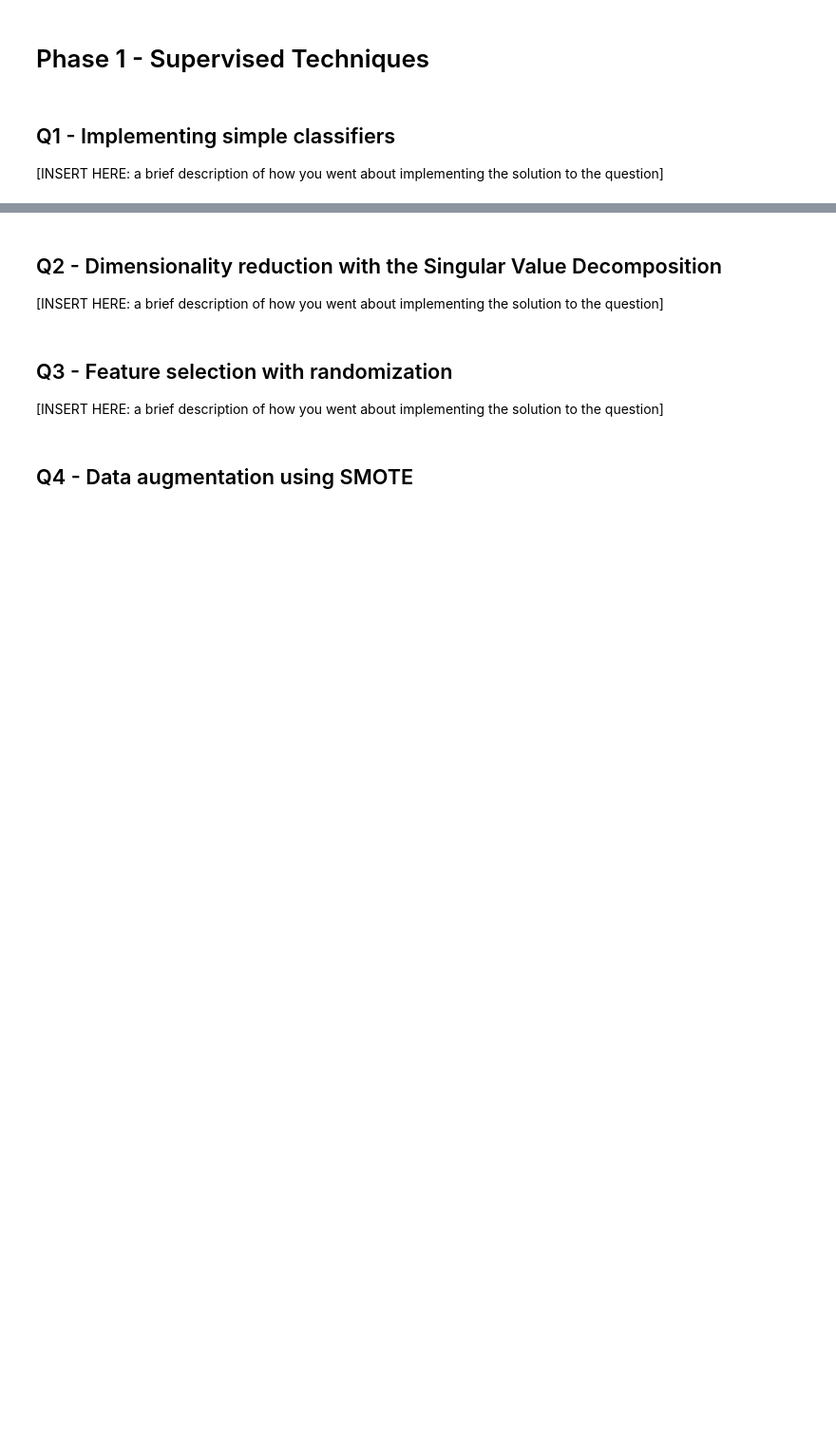
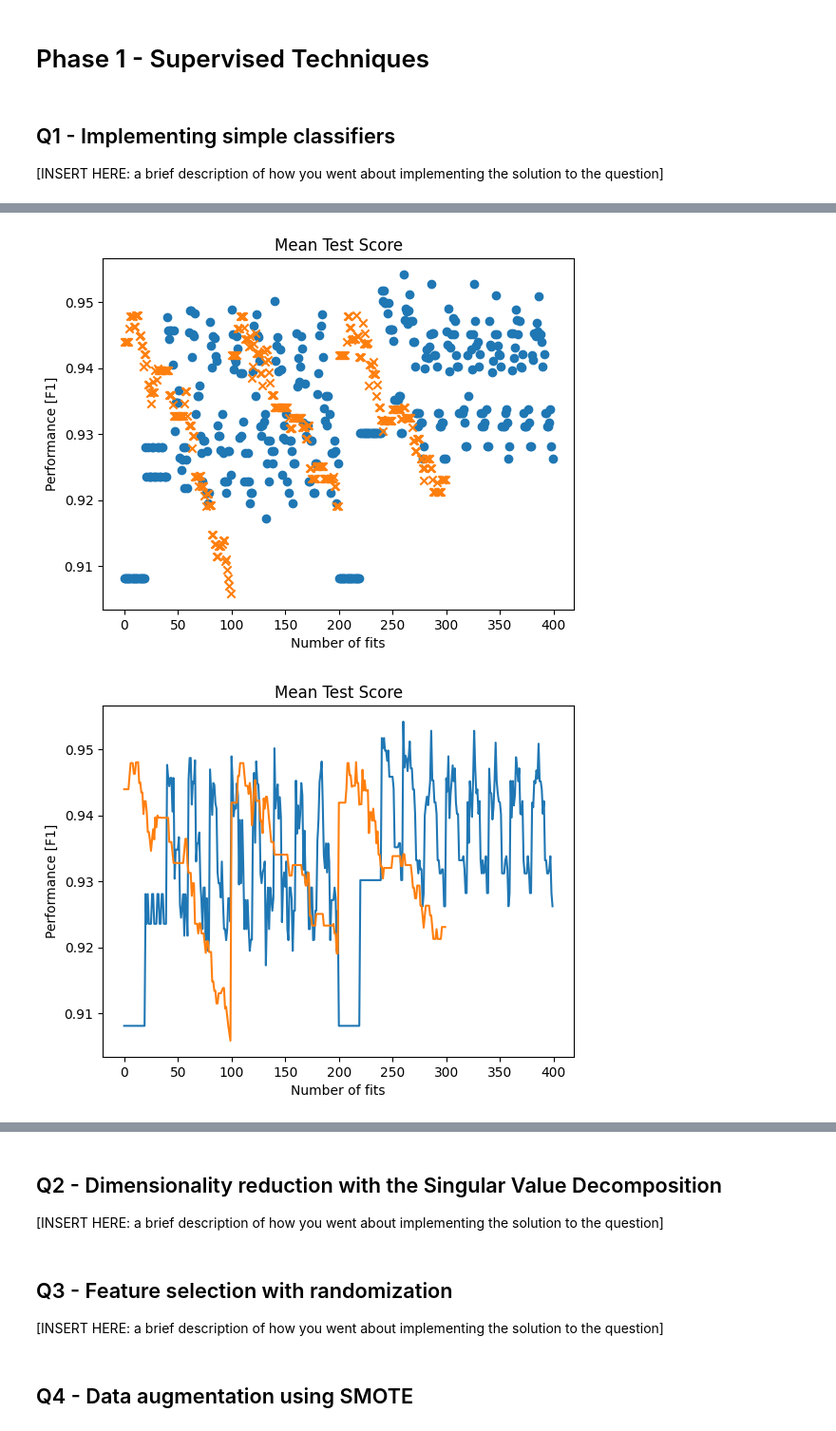
Before and after one commit to Willnguyen02/CS235F25_Course_Project, a Jupyter notebook: [CS235F25]_Course_Project.ipynb, the cells around one changed output, grey strips where cells are left out. Shown: that part at 95% size. Saved outputs shown, nothing was run; the diff lists cells and outputs as text; code cells hidden in the pictures; blank space fills up the shorter version.

```diff
--- a/[CS235F25]_Course_Project.ipynb
+++ b/[CS235F25]_Course_Project.ipynb
@@ -176,0 +161,17 @@ weighted avg       0.98      0.97      0.97       114
+# %%
+from sklearn.naive_bayes import GaussianNB
+
+gnb = GaussianNB()
+
+space = {
+    "priors": [None, [0.6, 0.4], [0.7, 0.3]], # represents prior beliefs of each class, for example, 0.6,0.4 meand 60% belong to class 0, 40% belongs to class 1
+    "var_smoothing": np.logspace(-10,-1,100) # used to increase smoothing, making model less sensitive to outliers in the training data
+}
+
+gnb_grid = GridSearchCV(gnb, cv=skf, scoring='f1', verbose=1, param_grid=space, error_score="raise") # initialize GridSearchCV
+gnb_grid.fit(X_train, y_train)
+
+gnb_pred = gnb_grid.predict(X_test)
+
+print(classification_report(y_test, gnb_pred))
+print(f"Best Parameters: {gnb_grid.best_params_}")
@@ -176,0 +190,25 @@ weighted avg       0.98      0.97      0.97       114
+# %%
+# Performance Comparison
+
+# Mean Test Scores
+dtc_scores = dtc_grid.cv_results_["mean_test_score"]
+gnb_scores = gnb_grid.cv_results_["mean_test_score"]
+
+# Scatter Plot
+plt.scatter(range(len(dtc_scores)), dtc_grid.cv_results_["mean_test_score"], marker="o")
+plt.scatter(range(len(gnb_scores)), gnb_grid.cv_results_["mean_test_score"], marker="x")
+plt.title("Mean Test Score")
+plt.xlabel("Number of fits")
+plt.ylabel("Performance [F1]")
+plt.show()
+
+# Line Plot
+plt.plot(dtc_grid.cv_results_["mean_test_score"])
+plt.plot(gnb_grid.cv_results_["mean_test_score"])
+plt.title("Mean Test Score")
+plt.xlabel("Number of fits")
+plt.ylabel("Performance [F1]")
+plt.show()
+# %% [output]
+[figure, added]
+[figure, added]
```
Also changed, not shown: parts of 13 cells of this notebook.
